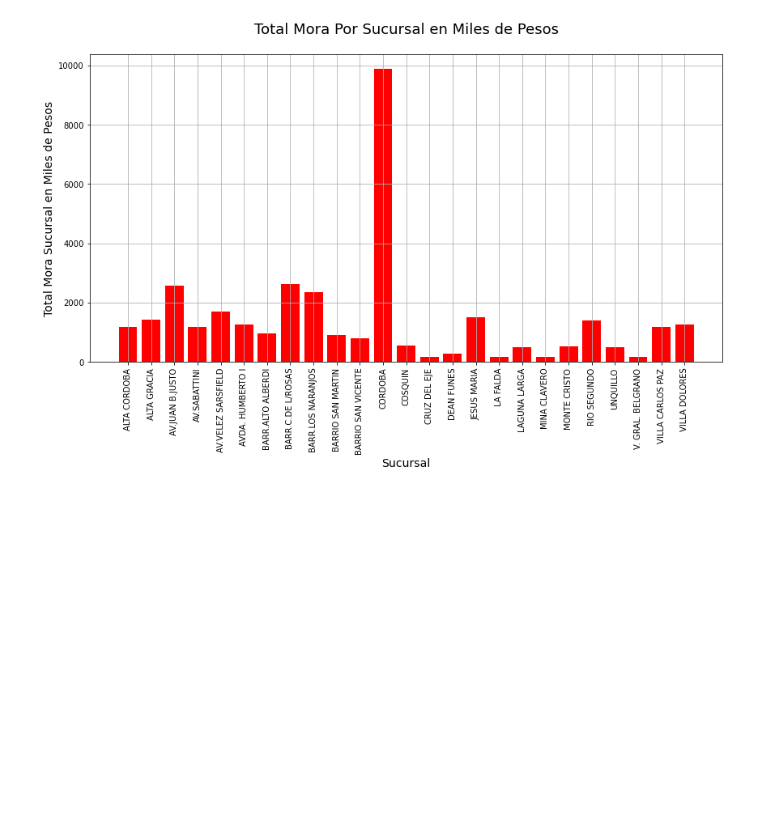
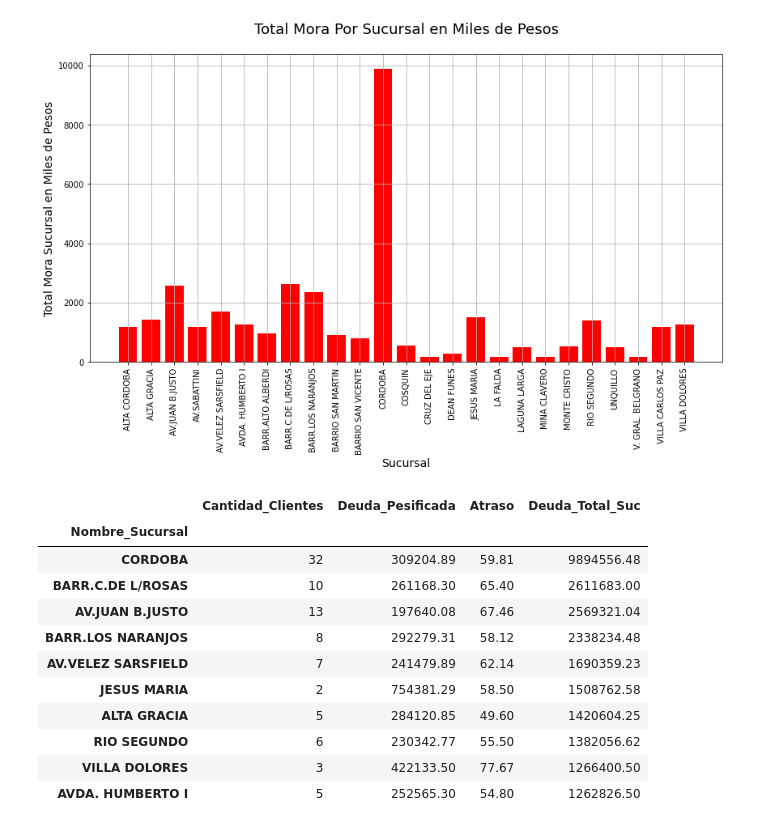
Before and after one commit to agustingonz/Analisis-Mora-Banco-Nacion, a Jupyter notebook: Analisis Mora Bna.ipynb, the cells around one changed output. Saved outputs shown, nothing was run; the diff lists cells and outputs as text; code cells hidden in the pictures; blank space fills up the shorter version.

```diff
--- a/Analisis Mora Bna.ipynb
+++ b/Analisis Mora Bna.ipynb
@@ -268,3 +268,21 @@ plt.xticks(rotation=90)
 plt.show();
 # %% [output]
 [figure]
+# %%
+# De esta forma obtengo las 5 Sucursales cuyos clientes mayor deuda tienen.-
+
+df_deuda=df_def.sort_values('Deuda_Total_Suc',ascending=False).head(10)
+df_deuda
+# %% [output]
+|  | Cantidad_Clientes | Deuda_Pesificada | Atraso | Deuda_Total_Suc |
+| Nombre_Sucursal |  |  |  |  |
+| CORDOBA | 32 | 309204.89 | 59.81 | 9894556.48 |
+| BARR.C.DE L/ROSAS | 10 | 261168.30 | 65.40 | 2611683.00 |
+| AV.JUAN B.JUSTO | 13 | 197640.08 | 67.46 | 2569321.04 |
+| BARR.LOS NARANJOS | 8 | 292279.31 | 58.12 | 2338234.48 |
+| AV.VELEZ SARSFIELD | 7 | 241479.89 | 62.14 | 1690359.23 |
+| JESUS MARIA | 2 | 754381.29 | 58.50 | 1508762.58 |
+| ALTA GRACIA | 5 | 284120.85 | 49.60 | 1420604.25 |
+| RIO SEGUNDO | 6 | 230342.77 | 55.50 | 1382056.62 |
+| VILLA DOLORES | 3 | 422133.50 | 77.67 | 1266400.50 |
+| AVDA. HUMBERTO I | 5 | 252565.30 | 54.80 | 1262826.50 |
```
Also changed, not shown: parts of 1 cell of this notebook.
